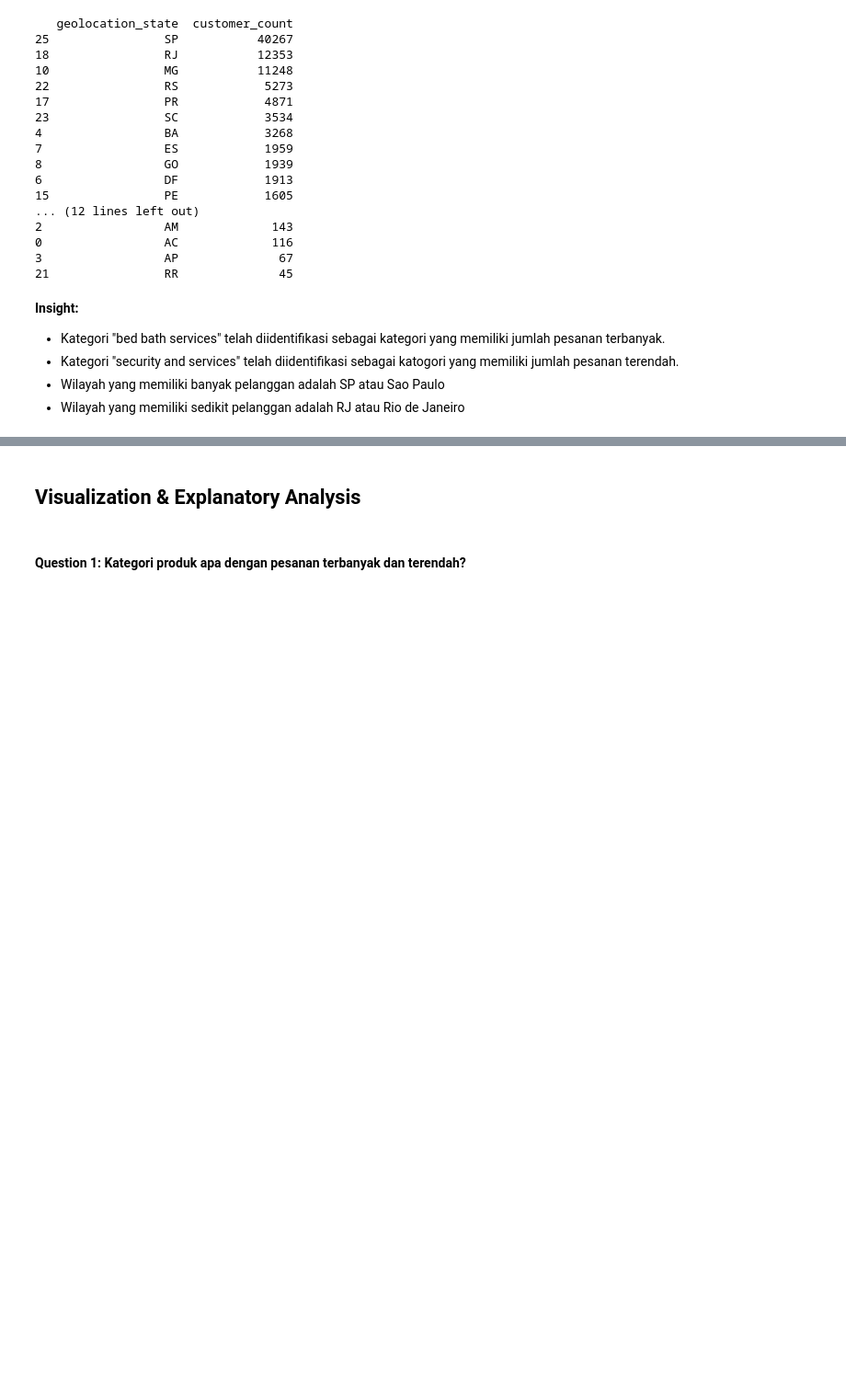
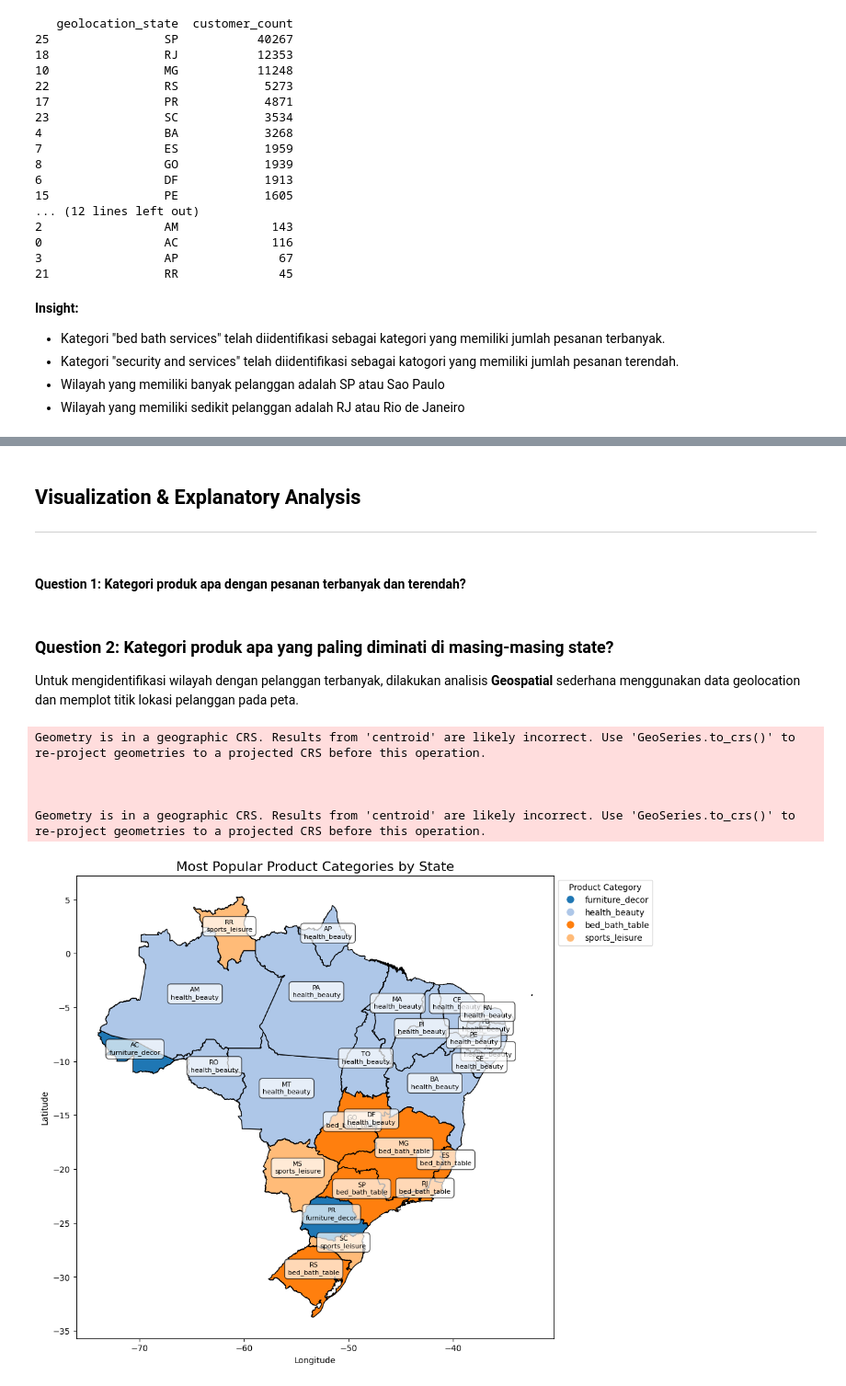
Before and after one commit to royanrosyad85/E-commerce-Data-Geospatial_Analysis, a Jupyter notebook: notebook.ipynb, the cells around one changed output, grey strips where cells are left out. Shown at 92% size. Saved outputs shown, nothing was run; the diff lists cells and outputs as text; code cells hidden in the pictures; blank space fills up the shorter version.

```diff
--- a/notebook.ipynb
+++ b/notebook.ipynb
@@ -858,3 +861,12 @@ print(most_customers)
 - Kategori "security and services" telah diidentifikasi sebagai katogori yang memiliki jumlah pesanan terendah.
 - Wilayah yang memiliki banyak pelanggan adalah SP atau Sao Paulo
 - Wilayah yang memiliki sedikit pelanggan adalah RJ atau Rio de Janeiro
+# %%
+# Pertama, buat df_highest yang berisi kategori produk paling diminati di setiap state
+def get_most_popular_categories_by_state(all_data):
+    state_category_counts = all_data.groupby(['customer_state', 'product_category_name_english']).size().reset_index(name='count')
+    df_highest = state_category_counts.loc[state_category_counts.groupby('customer_state')['count'].idxmax()]
+
+    return df_highest
+
+df_highest = get_most_popular_categories_by_state(all_data)
@@ -861,5 +915,6 @@ print(most_customers)
 # %% [markdown]
 ## Visualization & Explanatory Analysis
+---
 # %% [markdown]
 #### Question 1: Kategori produk apa dengan pesanan terbanyak dan terendah?
 # %%
@@ -920,3 +985,56 @@ fig.update_yaxes(title_text=None, row=1, col=1)
 fig.update_yaxes(title_text=None, row=1, col=2)
 
 fig.show()
+# %% [markdown]
+### Question 2: Kategori produk apa yang paling diminati di masing-masing state?
+
+Untuk mengidentifikasi wilayah dengan pelanggan terbanyak, dilakukan analisis **Geospatial** sederhana menggunakan data geolocation dan memplot titik lokasi pelanggan pada peta.
+# %%
+# Load GeoJSON file
+geojson_file = 'data/brazil-states.geojson'
+gdf = gpd.read_file(geojson_file)
+
+# Merge GeoDataFrame dengan df_highest berdasarkan 'sigla' dan 'customer_state'
+gdf = gdf.merge(df_highest, left_on='sigla', right_on='customer_state', how='left')
+
+# Membuat color map untuk kategori produk
+unique_categories = df_highest['product_category_name_english'].unique()
+colors = cmaps['tab20']
+category_color_map = {category: colors(i % 20) for i, category in enumerate(unique_categories)}
+
+
+# Menetapkan warna ke state berdasarkan kategori produk
+gdf['color'] = gdf['product_category_name_english'].map(category_color_map)
+
+# Membuat plot
+fig, ax = plt.subplots(figsize=(21, 10))
+gdf.plot(ax=ax, color=gdf['color'], edgecolor='black')
+
+# Menghitung centroid dari polygon
+gdf['centroid'] = gdf.geometry.centroid
+
+# Menambahkan label pada centroid yang menunjukkan kategori produk
+for x, y, label, state in zip(gdf.centroid.x, gdf.centroid.y, gdf['product_category_name_english'], gdf['sigla']):
+    if pd.notna(label):
+        ax.text(x, y, f"{state}\n{label}", fontsize=8, ha='center', color='black',
+                bbox=dict(facecolor='white', alpha=0.7, boxstyle='round,pad=0.5'))
+
+# Add title and labels
+plt.title('Most Popular Product Categories by State', fontsize=16)
+plt.xlabel('Longitude')
+plt.ylabel('Latitude')
+
+# Add a legend
+handles = [plt.Line2D([0], [0], marker='o', color='w', markerfacecolor=category_color_map[category], markersize=10)
+           for category in unique_categories]
+ax.legend(handles, unique_categories, title="Product Category", loc='upper left', bbox_to_anchor=(1, 1))
+
+# Menampilkan plot
+plt.show()
+# %% [output]
+Geometry is in a geographic CRS. Results from 'centroid' are likely incorrect. Use 'GeoSeries.to_crs()' to re-project geometries to a projected CRS before this operation.
+
+
+
+Geometry is in a geographic CRS. Results from 'centroid' are likely incorrect. Use 'GeoSeries.to_crs()' to re-project geometries to a projected CRS before this operation.
+[figure, added]
```
Also changed, not shown: parts of 33 cells of this notebook.
